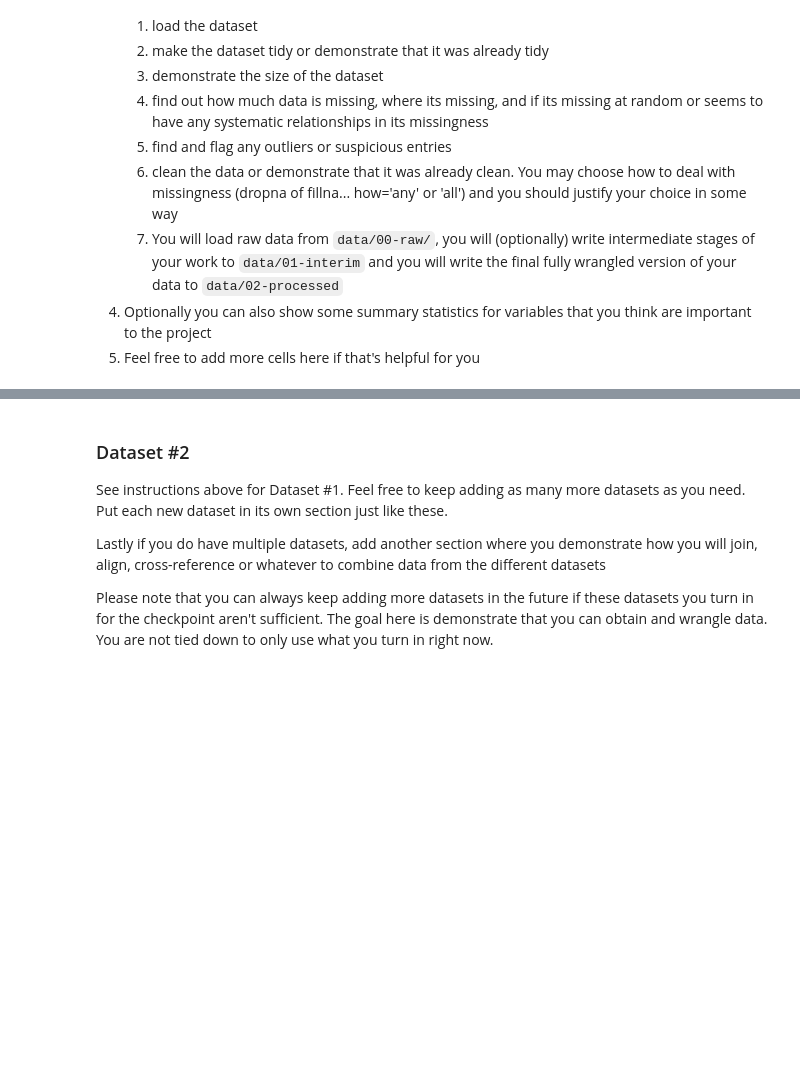
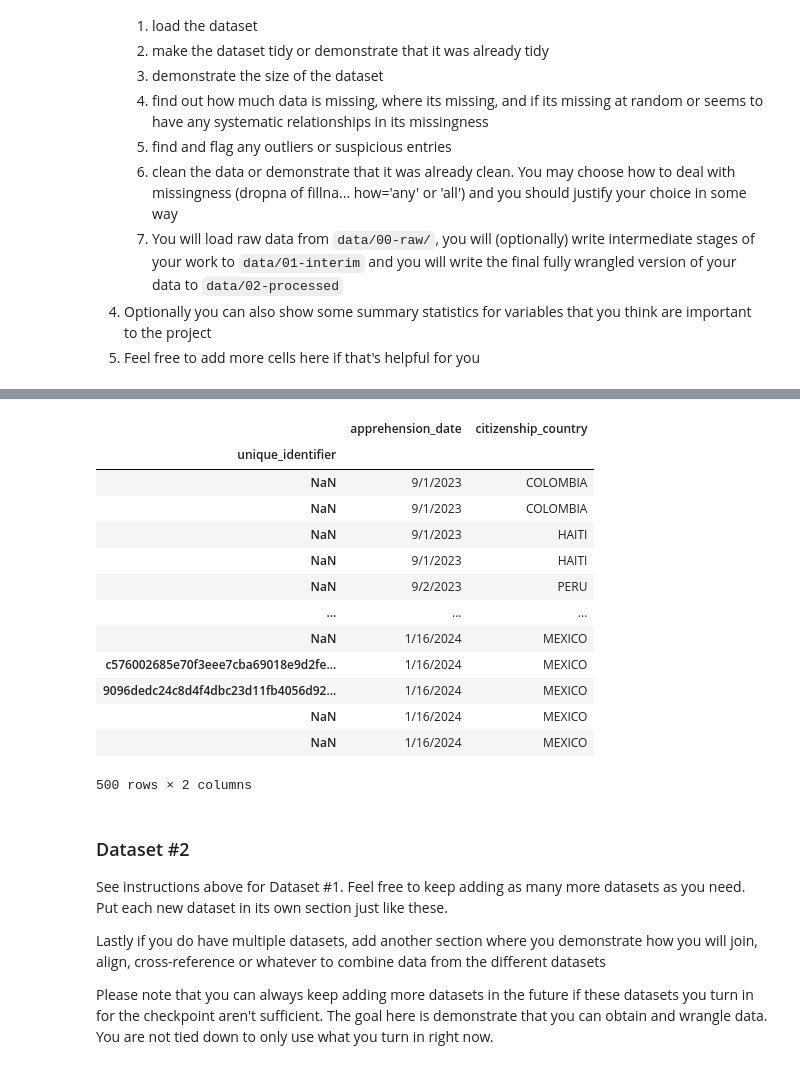
Before and after one commit to COGS108/Group109_WI26, a Jupyter notebook: 01-DataCheckpoint.ipynb, the cells around one changed output, grey strips where cells are left out. Cells and saved outputs as stored; diff of their text form; code cells hidden in the pictures; blank space fills up the shorter version.

```diff
--- a/01-DataCheckpoint.ipynb
+++ b/01-DataCheckpoint.ipynb
@@ -177,3 +223,22 @@ FileNotFoundError: [Errno 2] No such file or directory: 'Group109_WI26/data/00-r
+# %%
+ice_arrests_2023_2025_clean = ice_arrests_2023_2025[['apprehension_date', 'citizenship_country', 'unique_identifier']]
+ice_arrests_2023_2025_clean = ice_arrests_2023_2025_clean.set_index('unique_identifier')
+ice_arrests_2023_2025_clean
+# %% [output]
+|  | apprehension_date | citizenship_country |
+| unique_identifier |  |  |
+| NaN | 9/1/2023 | COLOMBIA |
+| NaN | 9/1/2023 | COLOMBIA |
+| NaN | 9/1/2023 | HAITI |
+| NaN | 9/1/2023 | HAITI |
+| NaN | 9/2/2023 | PERU |
+| ... | ... | ... |
+| NaN | 1/16/2024 | MEXICO |
+| c576002685e70f3eee7cba69018e9d2fe... | 1/16/2024 | MEXICO |
+| 9096dedc24c8d4f4dbc23d11fb4056d92... | 1/16/2024 | MEXICO |
+| NaN | 1/16/2024 | MEXICO |
+| NaN | 1/16/2024 | MEXICO |
+500 rows × 2 columns
 # %% [markdown]
 ### Dataset #2
 
```
Also changed, not shown: parts of 14 cells of this notebook.
